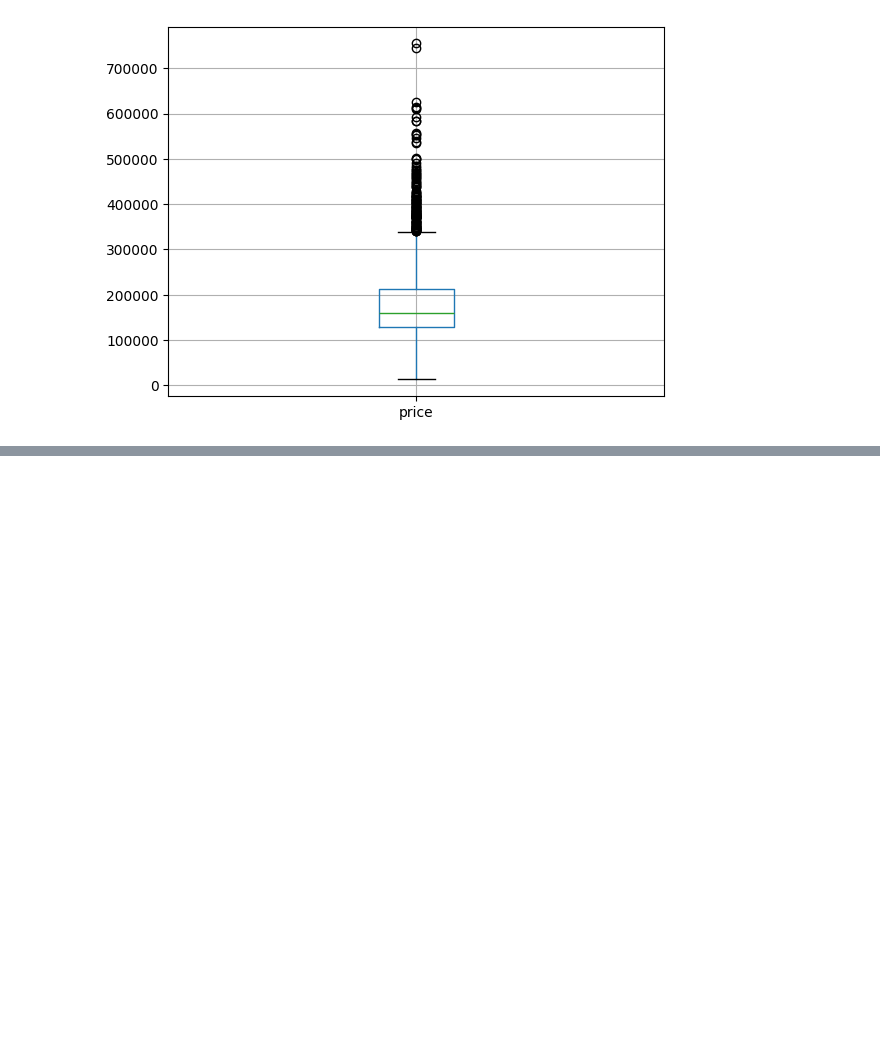
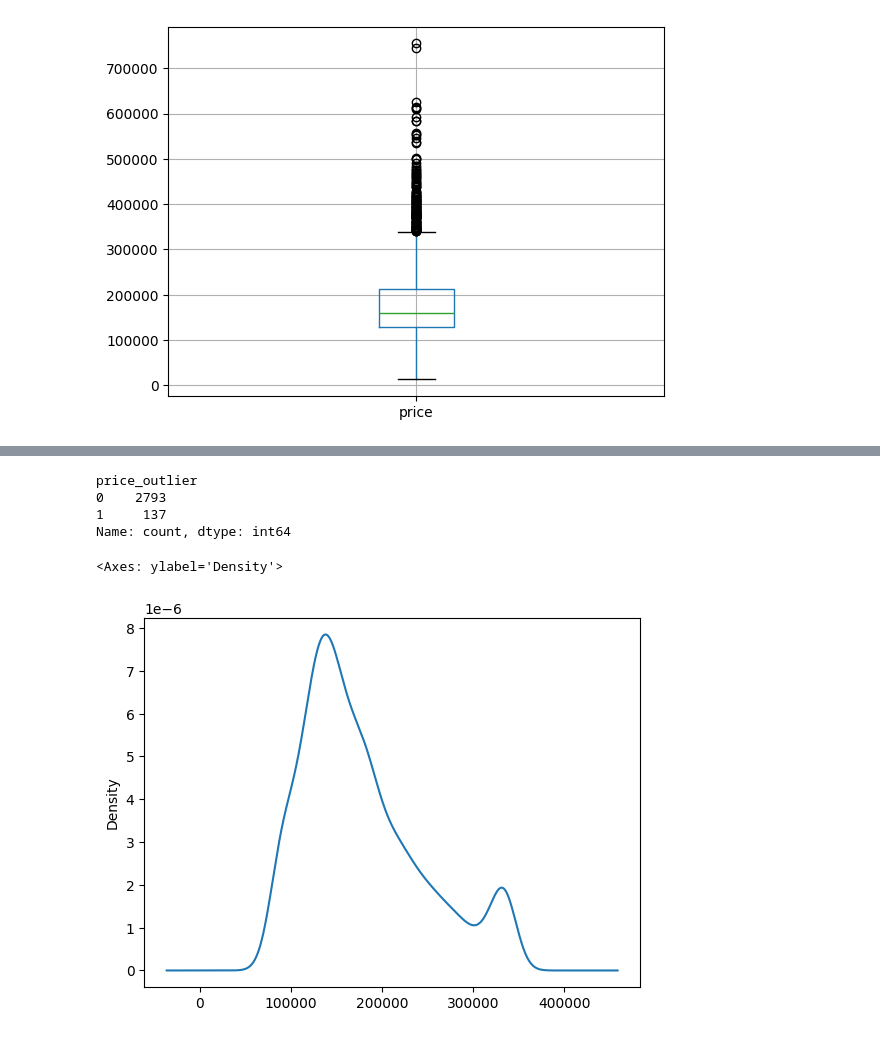
Before and after one commit to alyuso16/undergrad_ml_assignments, a Jupyter notebook: 01_assignment_wrangling_and_eda.ipynb, the cells around one changed output, grey strips where cells are left out. Drawn from its saved outputs; the diff is of its cells as text; code cells hidden in the pictures; blank space fills up the shorter version.

```diff
--- a/01_assignment_wrangling_and_eda.ipynb
+++ b/01_assignment_wrangling_and_eda.ipynb
@@ -594,0 +604,21 @@ df_ames.boxplot("price")
+# %%
+iqr = np.quantile(df_ames["price"], 0.75) - np.quantile(df_ames["price"], 0.25)
+
+lower_bound = np.quantile(df_ames["price"], 0.25) - (1.5 * iqr)
+upper_bound = np.quantile(df_ames["price"], 0.75) + (1.5 * iqr)
+
+df_ames["price_outlier"] = ((df_ames["price"] > upper_bound) | (df_ames["price"] < lower_bound)).astype(int)
+print(df_ames["price_outlier"].value_counts())
+# %% [output]
+price_outlier
+0    2793
+1     137
+Name: count, dtype: int64
+# %%
+from scipy.stats.mstats import winsorize
+
+df_ames["price_winsorized"] = winsorize(a=df_ames["price"], limits=[0.05, 0.05])
+df_ames["price_winsorized"].plot.kde()
+# %% [output]
+<Axes: ylabel='Density'>
+[figure, added]
```
Also changed, not shown: parts of 3 cells of this notebook.
